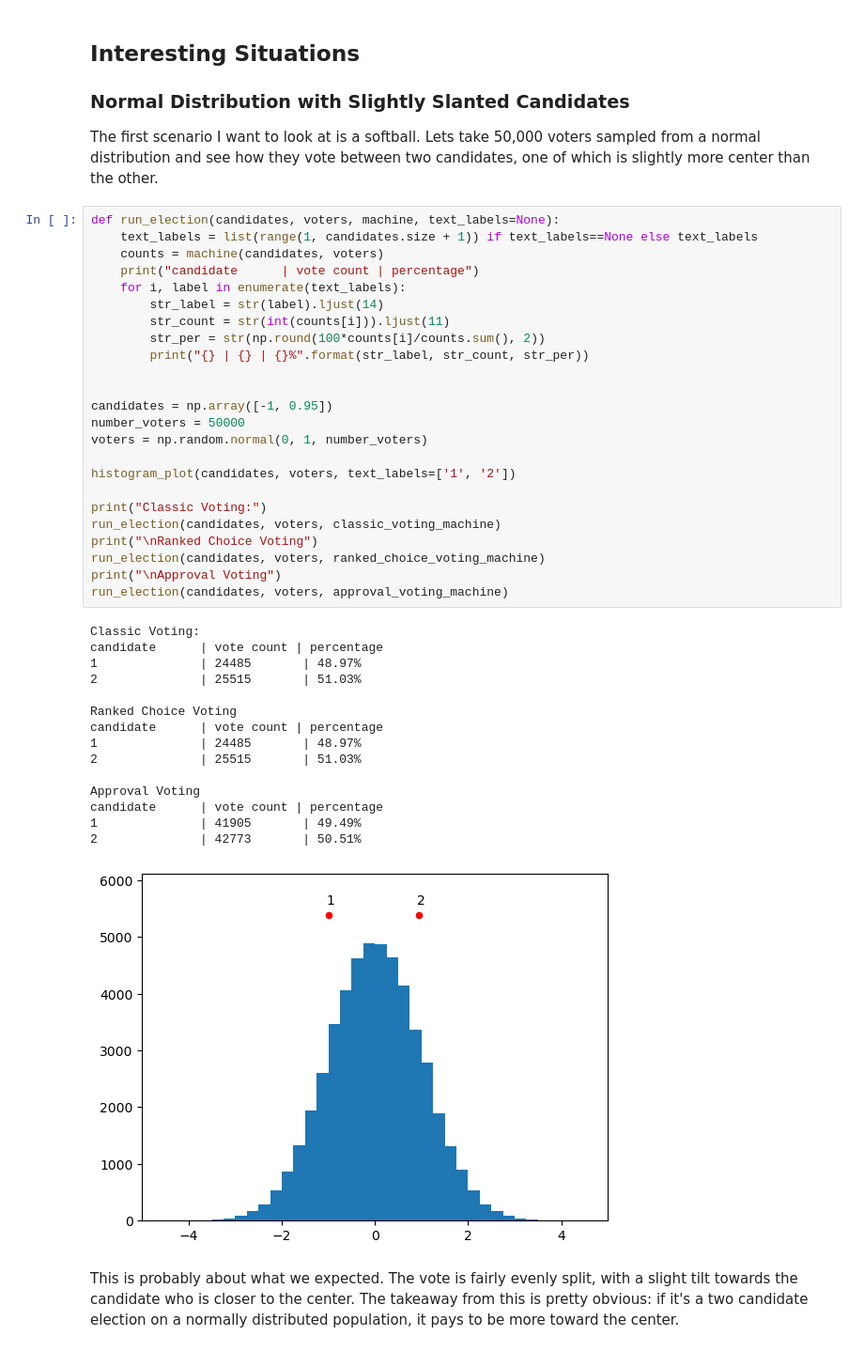
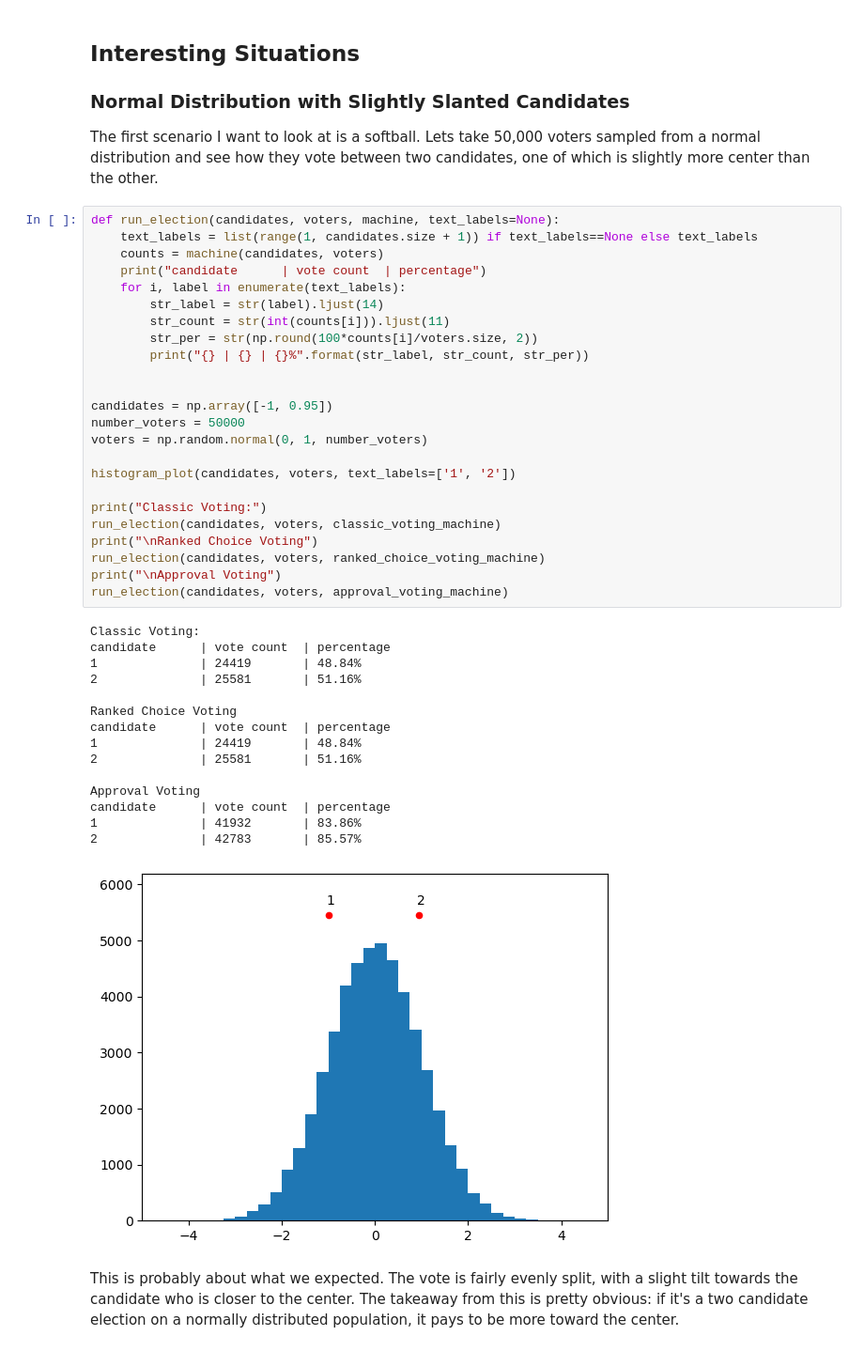
Before and after one commit to rvtayal/votingSim, a Jupyter notebook: quickstart.ipynb, the cells around one changed output. Shown at 94% size. Drawn from its saved outputs; the diff is of its cells as text.

```diff
--- a/quickstart.ipynb
+++ b/quickstart.ipynb
@@ -368,43 +368,43 @@ The first scenario I want to look at is a softball. Lets take 50,000 voters samp
 # %%
 def run_election(candidates, voters, machine, text_labels=None):
     text_labels = list(range(1, candidates.size + 1)) if text_labels==None else text_labels
     counts = machine(candidates, voters)
-    print("candidate      | vote count | percentage")
+    print("candidate      | vote count  | percentage")
     for i, label in enumerate(text_labels):
         str_label = str(label).ljust(14)
         str_count = str(int(counts[i])).ljust(11)
-        str_per = str(np.round(100*counts[i]/counts.sum(), 2))
+        str_per = str(np.round(100*counts[i]/voters.size, 2))
         print("{} | {} | {}%".format(str_label, str_count, str_per))
 
 
 candidates = np.array([-1, 0.95])
 number_voters = 50000
 voters = np.random.normal(0, 1, number_voters)
 
 histogram_plot(candidates, voters, text_labels=['1', '2'])
 
 print("Classic Voting:")
 run_election(candidates, voters, classic_voting_machine)
 print("\nRanked Choice Voting")
 run_election(candidates, voters, ranked_choice_voting_machine)
 print("\nApproval Voting")
 run_election(candidates, voters, approval_voting_machine)
 # %% [output]
 Classic Voting:
-candidate      | vote count | percentage
-1              | 24485       | 48.97%
-2              | 25515       | 51.03%
+candidate      | vote count  | percentage
+1              | 24419       | 48.84%
+2              | 25581       | 51.16%
 
 Ranked Choice Voting
-candidate      | vote count | percentage
-1              | 24485       | 48.97%
-2              | 25515       | 51.03%
+candidate      | vote count  | percentage
+1              | 24419       | 48.84%
+2              | 25581       | 51.16%
 
 Approval Voting
-candidate      | vote count | percentage
-1              | 41905       | 49.49%
-2              | 42773       | 50.51%
+candidate      | vote count  | percentage
+1              | 41932       | 83.86%
+2              | 42783       | 85.57%
-[figure, old version]
+[figure, new version]
 # %% [markdown]
 This is probably about what we expected. The vote is fairly evenly split, with a slight tilt towards the candidate who is closer to the center. The takeaway from this is pretty obvious: if it's a two candidate election on a normally distributed population, it pays to be more toward the center.
 # %% [markdown]
```
Also changed, not shown: parts of 12 cells of this notebook.
